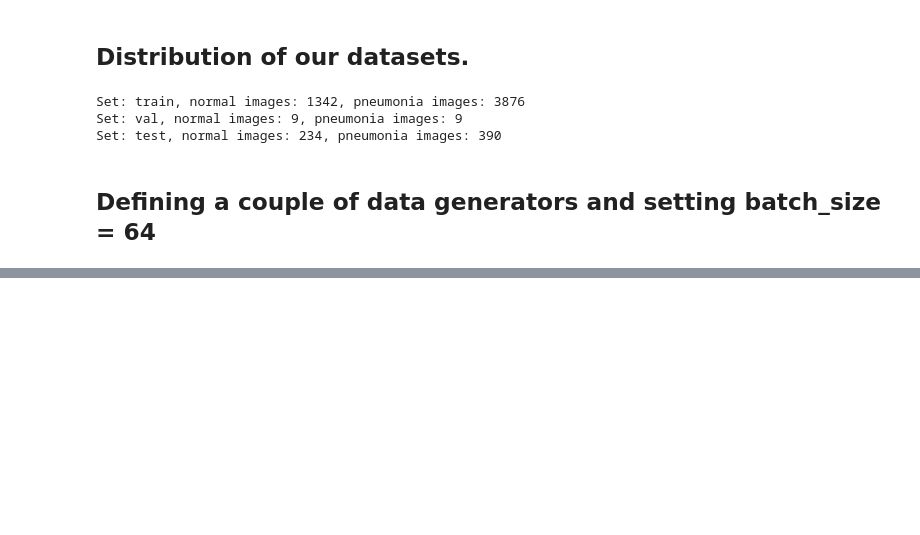
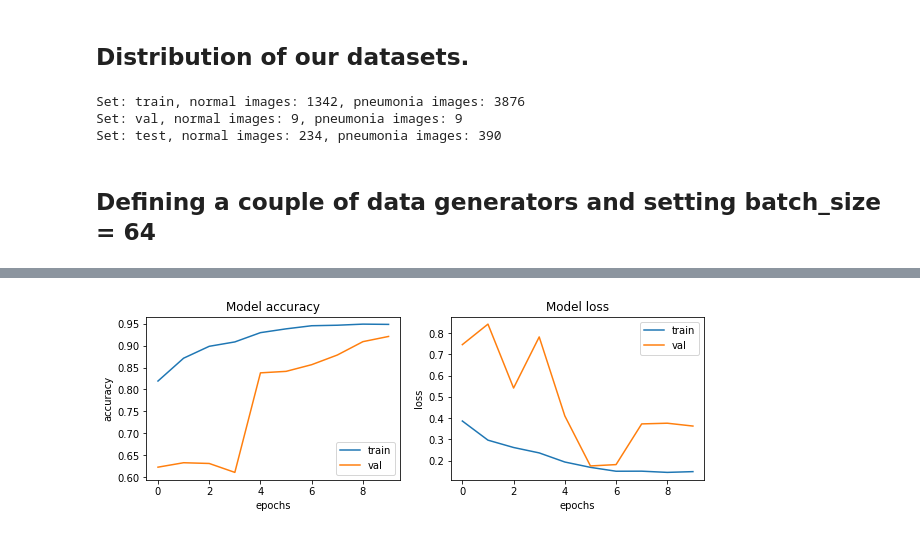
Before and after one commit to Shuaibu78/pneumonia-detection, a Jupyter notebook: pneumonia.ipynb, the cells around one changed output, grey strips where cells are left out. Cells and saved outputs as stored; diff of their text form; code cells hidden in the pictures; blank space fills up the shorter version.

```diff
--- a/pneumonia.ipynb
+++ b/pneumonia.ipynb
@@ -110,0 +168,6 @@ NameError: name 'cv2' is not defined
+# %%
+ #Fitting the model
+hist = model.fit_generator(
+           train_gen, steps_per_epoch=train_gen.samples // batch_size,
+           epochs=epochs, validation_data=test_gen,
+           validation_steps=test_gen.samples // batch_size, callbacks=[checkpoint, lr_reduce])
@@ -110,0 +192,13 @@ NameError: name 'cv2' is not defined
+# %%
+fig, ax = plt.subplots(1, 2, figsize=(10, 3))
+ax = ax.ravel()
+
+for i, met in enumerate(['accuracy', 'loss']):
+    ax[i].plot(hist.history[met])
+    ax[i].plot(hist.history['val_' + met])
+    ax[i].set_title('Model {}'.format(met))
+    ax[i].set_xlabel('epochs')
+    ax[i].set_ylabel(met)
+    ax[i].legend(['train', 'val'])
+# %% [output]
+[figure, added]
```
Also changed, not shown: parts of 5 cells of this notebook, 1 other file.
